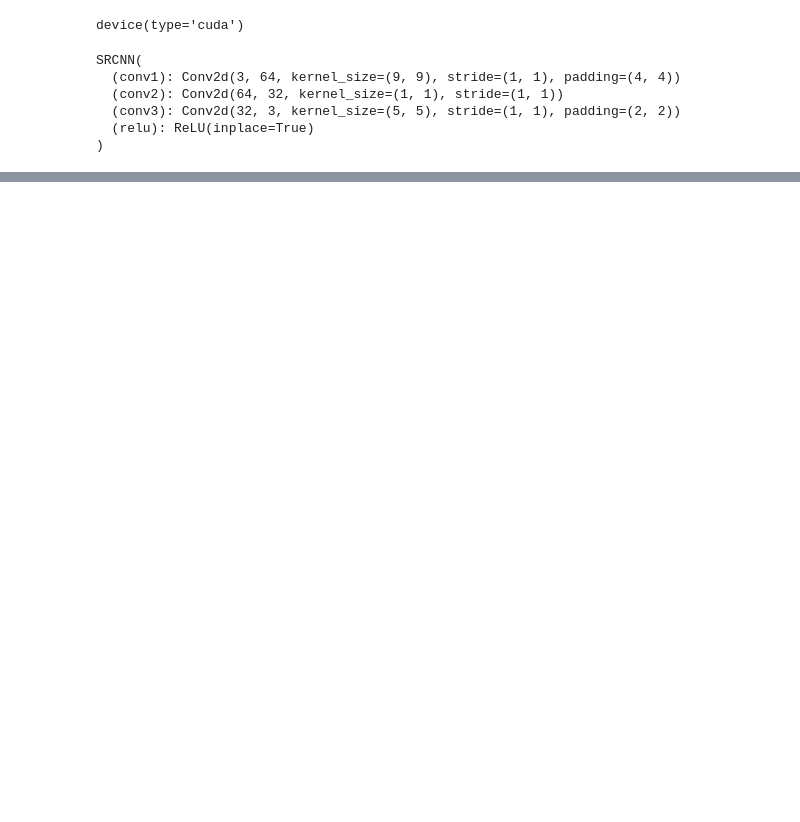
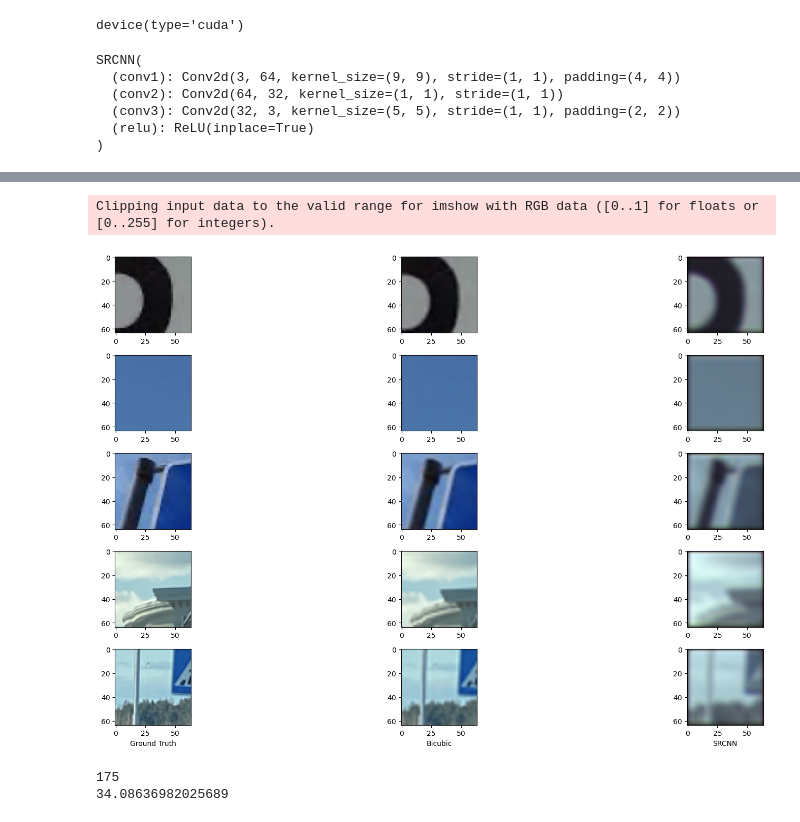
Before and after one commit to waggle-sensor/summer2023, a Jupyter notebook: Arnold/super-resolution/SRCNN.ipynb, the cells around one changed output, grey strips where cells are left out. Drawn from its saved outputs; the diff is of its cells as text; code cells hidden in the pictures; blank space fills up the shorter version.

Commit message:
blog updates and SRCNN changes

```diff
--- a/Arnold/super-resolution/SRCNN.ipynb
+++ b/Arnold/super-resolution/SRCNN.ipynb
@@ -119,51 +119,57 @@ plt.show()
 # %%
-model = torch.load("./models/model49.pth").to(device)
+model = torch.load("./models/model299.pth").to(device)
+examples = 5
 model.eval()
-testloader = torch.utils.data.DataLoader(test, batch_size=2, shuffle=False)
+fig_test = test = Dataset("./signs/validLR/", "./signs/validHR",2)
+testloader = torch.utils.data.DataLoader(fig_test, batch_size=1, shuffle=False)
 with torch.no_grad():
-    for lr, hr in testloader:
-        fig, axes = plt.subplots(2, 3, figsize=(10, 5))
+    fig, axes = plt.subplots(examples, 3, figsize=(20, 10))
+    for i, (lr, hr) in enumerate(testloader):
+        if i == examples:
+            break
 
         # Plot the first image on the
 
 
-        axes[0][0].imshow(lr[0].permute(1,2,0))
-        #axes[0][0].axis('off')
-        axes[1][0].set_xlabel('Bicubic')
-        # Plot the second image on the right
-        axes[0][1].imshow(hr[0].permute(1,2,0))
-       # axes[0][1].axis('off')
-        axes[1][1].set_xlabel('Ground Truth')
+        axes[i][1].imshow(lr[0].permute(1,2,0))
 
-        axes[1][0].imshow(lr[1].permute(1,2,0))
-        #axes[1][0].axis('off')
+        axes[i][0].imshow(hr[0].permute(1,2,0))
 
-        # Plot the second image on the right
-        axes[1][1].imshow(hr[1].permute(1,2,0))
-       # axes[1][1].axis('off')
         lr = model(lr.to(device)).cpu()
-        axes[0][2].imshow(lr[0].permute(1,2,0))
-        #axes[0][2].axis('off')
-        axes[1][2].set_xlabel('SRCNN')
-        axes[1][2].imshow(lr[1].permute(1,2,0))
-        #axes[1][2].axis('off')
-        # Show the images side by side
-        plt.tight_layout()
-        plt.show()
-        break
+        axes[i][2].imshow(lr[0].permute(1,2,0))
+
+
+
+    axes[examples -1][0].set_xlabel('Ground Truth')
+    axes[examples-1][1].set_xlabel('Bicubic')
+    axes[examples-1][2].set_xlabel('SRCNN')
+    plt.tight_layout()
+    plt.show()
+# %% [output]
+Clipping input data to the valid range for imshow with RGB data ([0..1] for floats or [0..255] for integers).
+[figure, added]
 # %%
 from utils import PSNR_func
 from torchvision import transforms
 import numpy as np
 psnr = 0
 
-test = Dataset(".\DIV2K\DIV2K_valid_LR_bicubic_X2",".\DIV2K\DIV2K_valid_HR", 801,2,False)
+test = Dataset("./signs/validLR/", "./signs/validHR",2, False)
 testloader = torch.utils.data.DataLoader(test, batch_size=1, shuffle=False)
 print(len(testloader))
 with torch.no_grad():
     for i, (lr,hr) in enumerate(testloader):
+
         lr = lr.to(device).squeeze(0)
+
         hr = hr.to(device)
+        # print(hr.shape)
+        # print(lr.shape)
+        if(lr.shape[1] > hr.shape[2]):
+            lr = lr[:,:-1,:]
+        if(lr.shape[2] > hr.shape[3]):
+            lr = lr[:,:,:-1]
+
 
         lr = transforms.ToPILImage()(lr.clamp(0,255))
 
@@ -176,4 +182,7 @@ with torch.no_grad():
 
         psnr += PSNR_func(lr, hr)
 
-    print(psnr/100)
+    print(psnr/175)
+# %% [output]
+175
+34.08636982025689
```
Also changed, not shown: parts of 5 cells of this notebook, 4 other files.
